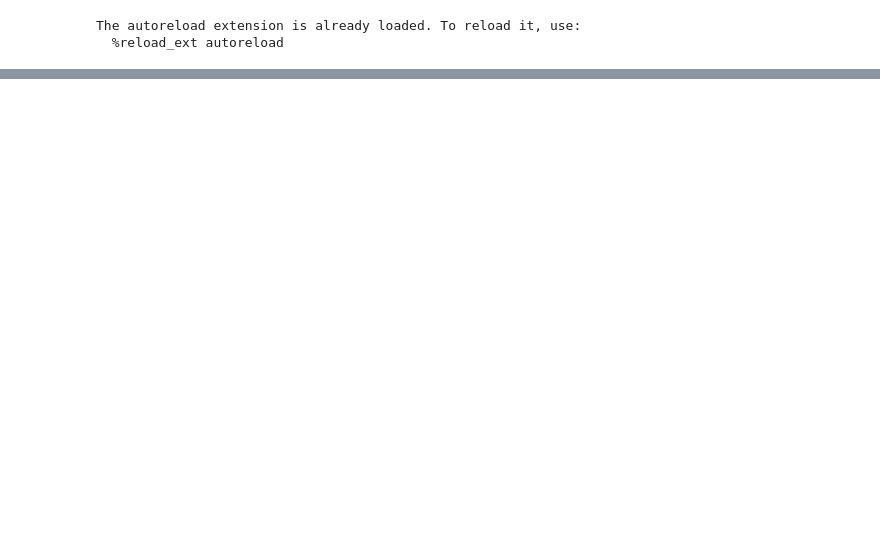
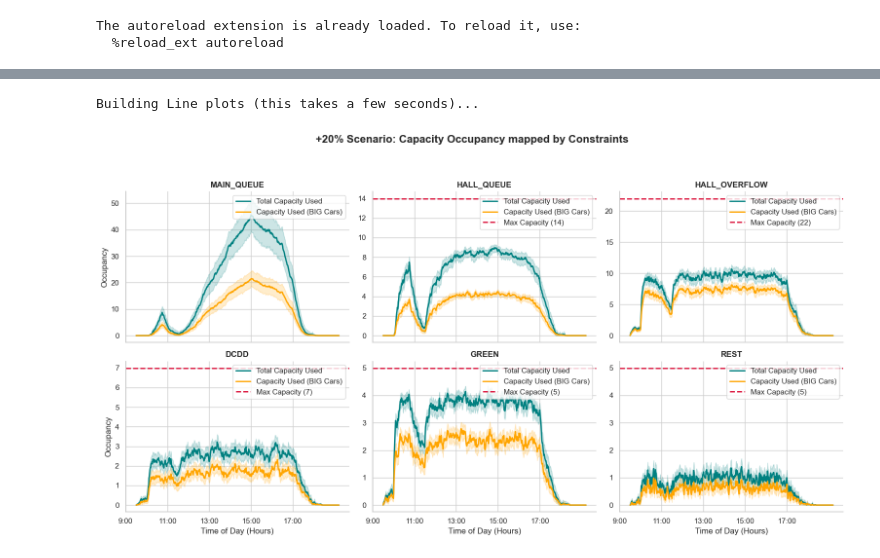
Before and after one commit to shivunchinniah/a2_2DI66, a Jupyter notebook: src/new/wrp2.ipynb, the cells around one changed output, grey strips where cells are left out. Saved outputs shown, nothing was run; the diff lists cells and outputs as text; code cells hidden in the pictures; blank space fills up the shorter version.

```diff
--- a/src/new/wrp2.ipynb
+++ b/src/new/wrp2.ipynb
@@ -467,0 +325,79 @@ Exported 2000 customers to baseline_anim.json
+# %%
+def plot_queue_progress_ci(df, title):
+    time_bins = np.arange(0, 35000, 60)
+    time_hours = 9.5 + (time_bins / 3600.0)
+
+    locations = [loc for loc in df['location'].unique() if loc != 'EXIT']
+    records = []
+
+    for rep in df['replication'].unique():
+        rep_df = df[df['replication'] == rep]
+        for loc in locations:
+            loc_df = rep_df[(rep_df['location'] == loc) & (rep_df['start_time'] < rep_df['end_time'])]
+            small_df = loc_df[loc_df['vehicle_size'] == 'SMALL']
+            big_df = loc_df[loc_df['vehicle_size'] == 'BIG']
+
+            b_weight = 2 if loc not in ['MAIN_QUEUE', 'HALL_QUEUE'] else 1
+
+            s_occ = np.zeros(len(time_bins))
+            if not small_df.empty:
+                s_arr = pd.DataFrame({'time': small_df['start_time'], 'change': 1})
+                s_dep = pd.DataFrame({'time': small_df['end_time'], 'change': -1})
+                s_ev = pd.concat([s_arr, s_dep]).sort_values(by=['time', 'change'], ascending=[True, False])
+                s_ev['occupancy'] = s_ev['change'].cumsum()
+                s_idxs = np.searchsorted(s_ev['time'].values, time_bins, side='right') - 1
+                s_occ = np.where(s_idxs >= 0, s_ev['occupancy'].values[s_idxs], 0)
+
+            b_occ = np.zeros(len(time_bins))
+            if not big_df.empty:
+                b_arr = pd.DataFrame({'time': big_df['start_time'], 'change': b_weight})
+                b_dep = pd.DataFrame({'time': big_df['end_time'], 'change': -b_weight})
+                b_ev = pd.concat([b_arr, b_dep]).sort_values(by=['time', 'change'], ascending=[True, False])
+                b_ev['occupancy'] = b_ev['change'].cumsum()
+                b_idxs = np.searchsorted(b_ev['time'].values, time_bins, side='right') - 1
+                b_occ = np.where(b_idxs >= 0, b_ev['occupancy'].values[b_idxs], 0)
+
+            tot_occ = s_occ + b_occ
+
+            temp_tot = pd.DataFrame({'Time of Day (Hours)': time_hours, 'Occupancy': tot_occ, 'Type': 'Total Capacity Used'})
+            temp_tot['location'] = loc
+            temp_tot['replication'] = rep
+            records.append(temp_tot)
+
+            temp_big = pd.DataFrame({'Time of Day (Hours)': time_hours, 'Occupancy': b_occ, 'Type': 'Capacity Used (BIG Cars)'})
+            temp_big['location'] = loc
+            temp_big['replication'] = rep
+            records.append(temp_big)
+
+    progress_df = pd.concat(records, ignore_index=True)
+
+    max_cap = {
+        'MAIN_QUEUE': None,
+        'HALL_QUEUE': 14,
+        'HALL_OVERFLOW': 22,
+        'DCDD': 7,
+        'GREEN': 5,
+        'REST': 5
+    }
+
+    g = sns.FacetGrid(progress_df, col="location", col_wrap=3, height=4, aspect=1.3, sharey=False)
+    g.map_dataframe(sns.lineplot, x='Time of Day (Hours)', y='Occupancy', hue='Type', errorbar=('ci', 95), linewidth=2, palette=['teal', 'orange'])
+
+    for ax, loc_name in zip(g.axes.flatten(), g.col_names):
+        cap = max_cap.get(loc_name)
+        if cap is not None:
+            ax.axhline(cap, color='crimson', linestyle='--', linewidth=2, label=f'Max Capacity ({cap})')
+        ax.legend(loc='upper right')
+        ax.set_title(loc_name, fontweight='bold')
+        ax.set_xticks(np.arange(9, 19, 2))
+        ax.set_xticklabels([f"{int(h)}:00" if h % 1 == 0 else f"{int(h)}:30" for h in np.arange(9, 19, 2)])
+
+    g.fig.suptitle(title, y=1.05, fontsize=16, fontweight='bold')
+    plt.tight_layout()
+    plt.show()
+
+print("Building Line plots (this takes a few seconds)...")
+plot_queue_progress_ci(df_inc, '+20% Scenario: Capacity Occupancy mapped by Constraints')
+# %% [output]
+Building Line plots (this takes a few seconds)...
+[figure, added]
```
Also changed, not shown: parts of 30 cells of this notebook, 5 other files.
